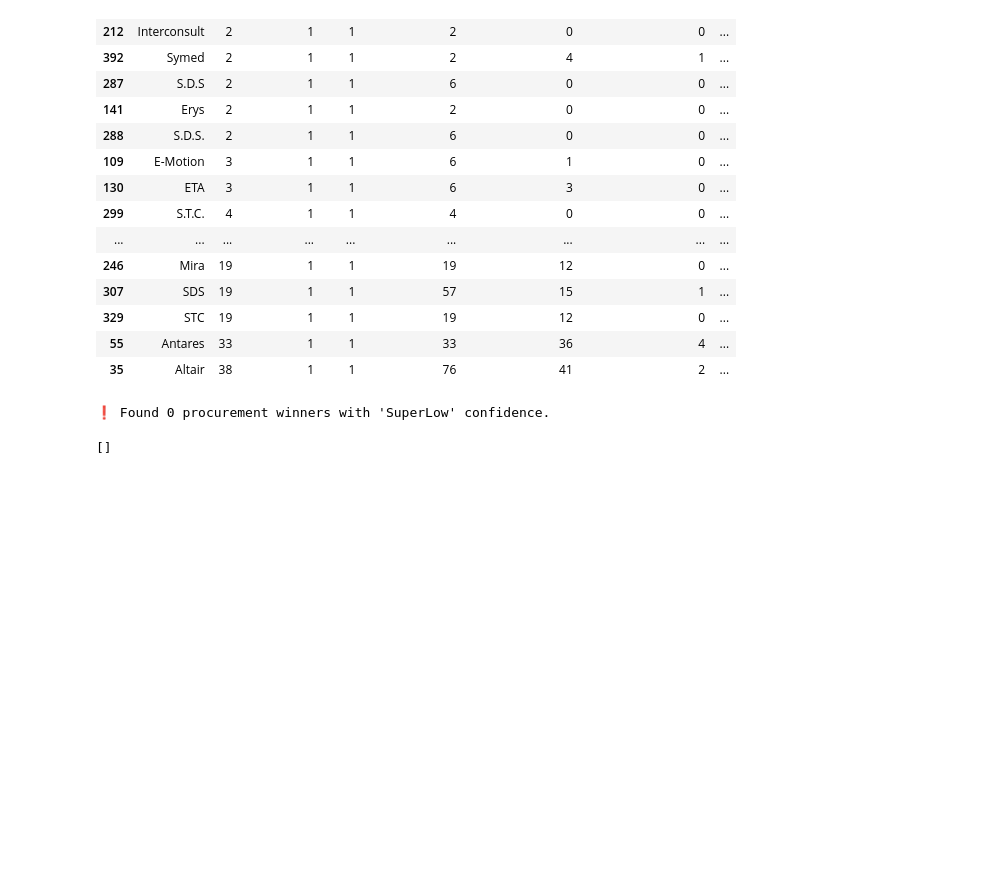
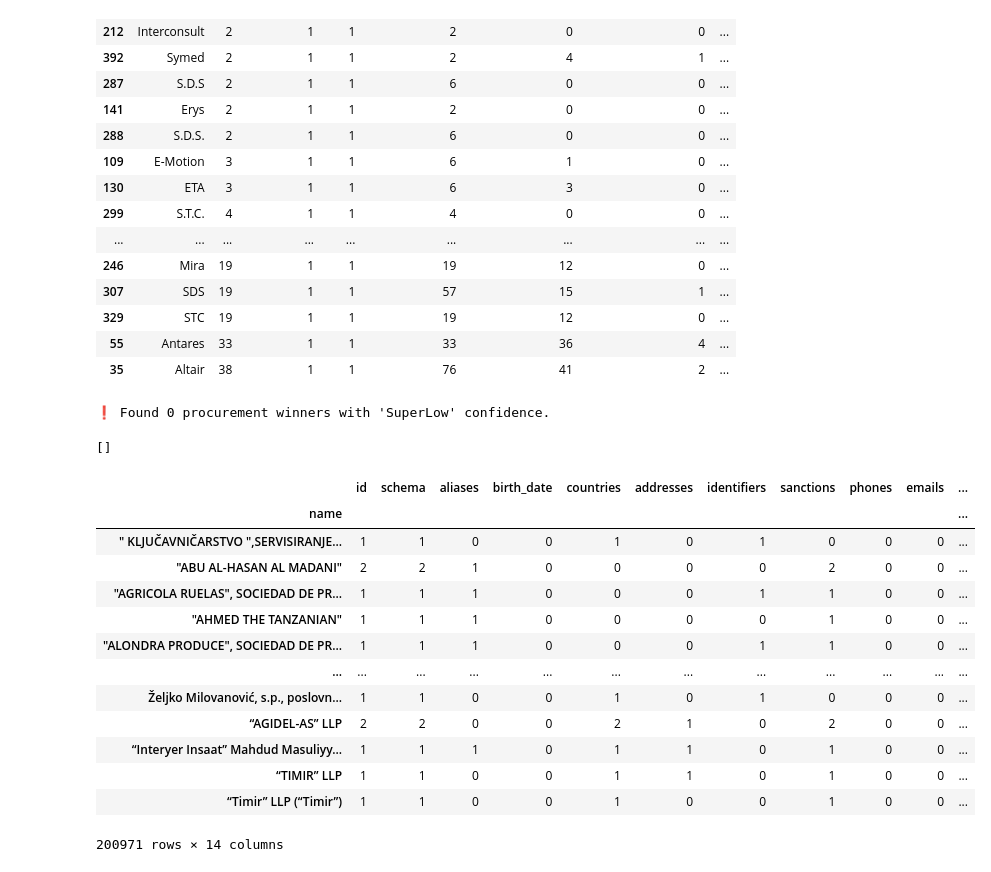
Before and after one commit to wiktorrajca/Data-Science-Honors-Thesis, a Jupyter notebook: messing _around_graphs.ipynb, the cells around one changed output. Drawn from its saved outputs; the diff is of its cells as text; code cells hidden in the pictures; blank space fills up the shorter version.

```diff
--- a/messing _around_graphs.ipynb
+++ b/messing _around_graphs.ipynb
@@ -861,0 +795,17 @@ check_for_superlow_winners(Gf_clean)
+# %%
+sanctions.groupby('name').count()
+# %% [output]
+|  | id | schema | aliases | birth_date | countries | addresses | identifiers | sanctions | phones | emails | ... |
+| name |  |  |  |  |  |  |  |  |  |  | ... |
+| " KLJUČAVNIČARSTVO ",SERVISIRANJE... | 1 | 1 | 0 | 0 | 1 | 0 | 1 | 0 | 0 | 0 | ... |
+| "ABU AL-HASAN AL MADANI" | 2 | 2 | 1 | 0 | 0 | 0 | 0 | 2 | 0 | 0 | ... |
+| "AGRICOLA RUELAS", SOCIEDAD DE PR... | 1 | 1 | 1 | 0 | 0 | 0 | 1 | 1 | 0 | 0 | ... |
+| "AHMED THE TANZANIAN" | 1 | 1 | 1 | 0 | 0 | 0 | 0 | 1 | 0 | 0 | ... |
+| "ALONDRA PRODUCE", SOCIEDAD DE PR... | 1 | 1 | 1 | 0 | 0 | 0 | 1 | 1 | 0 | 0 | ... |
+| ... | ... | ... | ... | ... | ... | ... | ... | ... | ... | ... | ... |
+| Željko Milovanović, s.p., poslovn... | 1 | 1 | 0 | 0 | 1 | 0 | 1 | 0 | 0 | 0 | ... |
+| “AGIDEL-AS” LLP | 2 | 2 | 0 | 0 | 2 | 1 | 0 | 2 | 0 | 0 | ... |
+| “Interyer Insaat” Mahdud Masuliyy... | 1 | 1 | 1 | 0 | 1 | 1 | 0 | 1 | 0 | 0 | ... |
+| “TIMIR” LLP | 1 | 1 | 0 | 0 | 1 | 1 | 0 | 1 | 0 | 0 | ... |
+| “Timir” LLP (“Timir”) | 1 | 1 | 0 | 0 | 1 | 0 | 0 | 1 | 0 | 0 | ... |
+200971 rows × 14 columns
```
Also changed, not shown: parts of 7 cells of this notebook, 2 other files.
